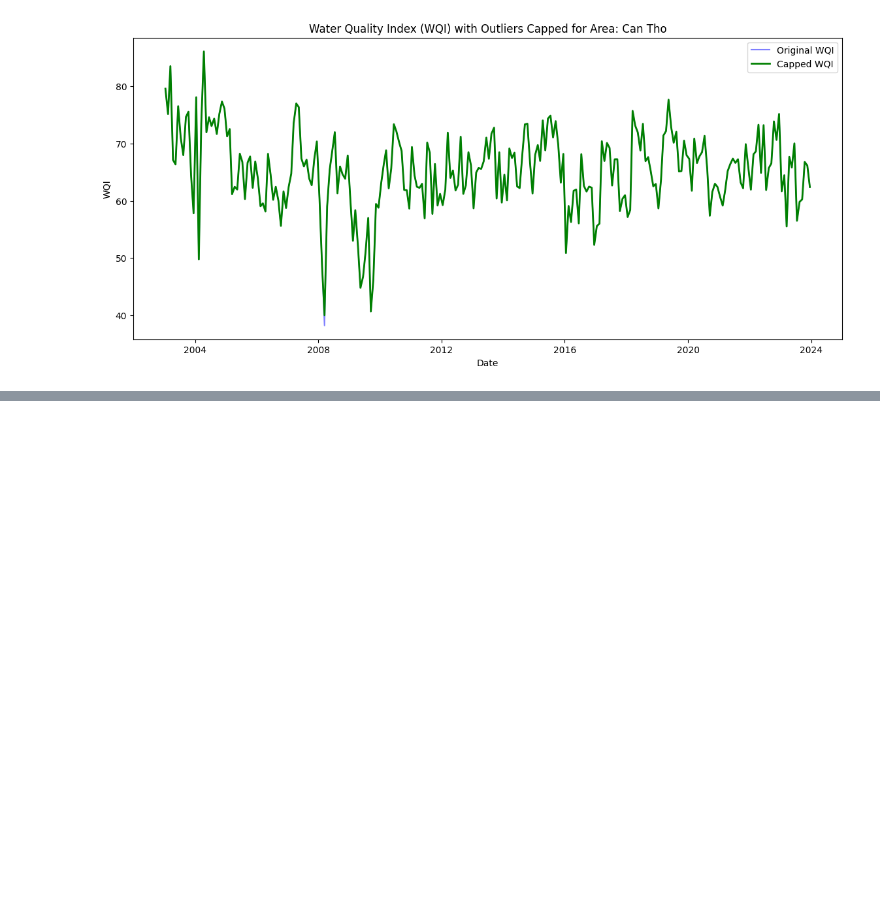
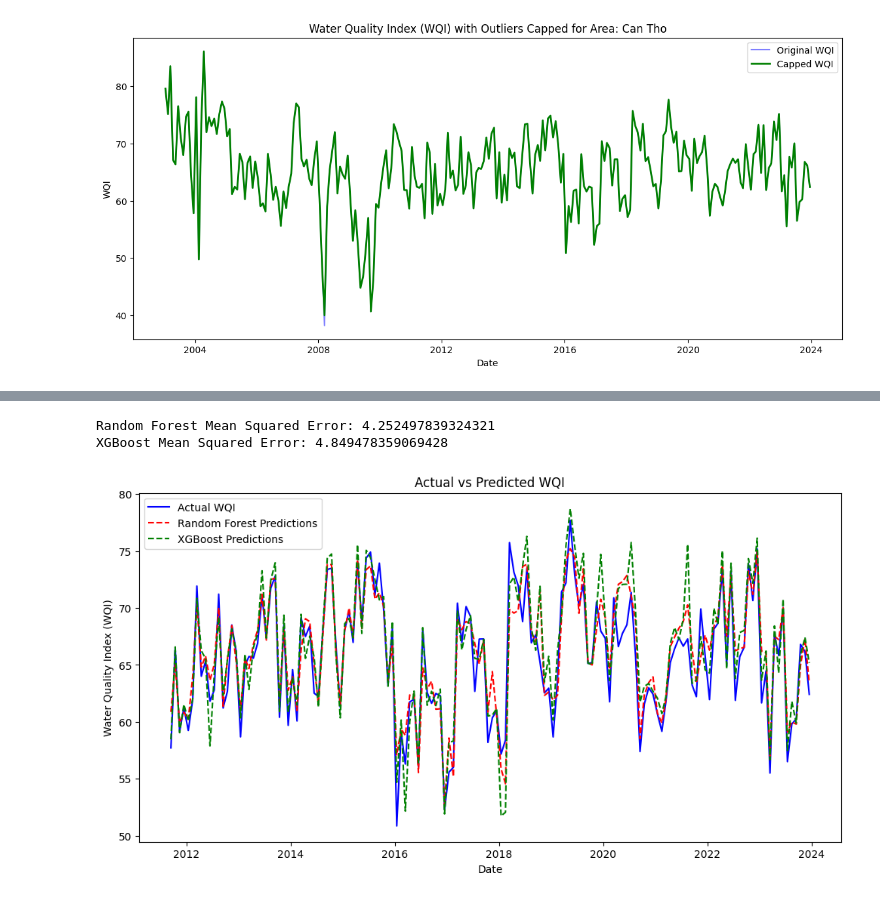
Before and after one commit to Blackan06/Blackan06, a Jupyter notebook: WQI_PREDICT.ipynb, the cells around one changed output, grey strips where cells are left out. Saved outputs shown, nothing was run; the diff lists cells and outputs as text; code cells hidden in the pictures; blank space fills up the shorter version.

```diff
--- a/WQI_PREDICT.ipynb
+++ b/WQI_PREDICT.ipynb
@@ -278,0 +295,66 @@ def adf_test(timeseries):
+# %%
+df['Month'] = df['Date'].dt.month
+df['Year'] = df['Date'].dt.year
+# %%
+for i in range(1, 13):  # 12 tháng
+    df[f'WQI_t-{i}'] = df['WQI'].shift(i)
+# %%
+le = LabelEncoder()
+df['Area'] = le.fit_transform(df['Area'])
+# %%
+# Kiểm tra các giá trị null trong toàn bộ DataFrame
+df.dropna(inplace=True)
+# %%
+X = df.drop(['Date', 'WQI'], axis=1)
+y = df['WQI']
+
+# Chia dữ liệu thành tập huấn luyện và tập kiểm tra (80% huấn luyện, 20% kiểm tra)
+X_train, X_test, y_train, y_test = train_test_split(X, y, test_size=0.2, shuffle=False)
+
+# Huấn luyện mô hình Random Forest
+rf = RandomForestRegressor(n_estimators=100, random_state=42)
+rf.fit(X_train, y_train)
+
+# Dự đoán
+rf_predictions = rf.predict(X_test)
+
+# Tính Mean Squared Error (MSE)
+rf_mse = mean_squared_error(y_test, rf_predictions)
+print(f"Random Forest Mean Squared Error: {rf_mse}")
+
+# Huấn luyện mô hình XGBoost
+xgb = XGBRegressor(n_estimators=100, random_state=42)
+xgb.fit(X_train, y_train)
+
+# Dự đoán
+xgb_predictions = xgb.predict(X_test)
+
+# Tính Mean Squared Error (MSE)
+xgb_mse = mean_squared_error(y_test, xgb_predictions)
+print(f"XGBoost Mean Squared Error: {xgb_mse}")
+# %% [output]
+Random Forest Mean Squared Error: 4.252497839324321
+XGBoost Mean Squared Error: 4.849478359069428
+# %%
+# Lấy cột 'Date' tương ứng với y_test
+dates_test = df.loc[y_test.index, 'Date']
+
+# Vẽ đồ thị với DateTime làm trục x
+plt.figure(figsize=(12, 6))
+
+plt.plot(dates_test, y_test, label='Actual WQI', color='blue')  # Actual WQI (Dữ liệu thực tế)
+plt.plot(dates_test, rf_predictions, label='Random Forest Predictions', linestyle='--', color='red')  # Dự đoán Random Forest
+plt.plot(dates_test, xgb_predictions, label='XGBoost Predictions', linestyle='--', color='green')  # Dự đoán XGBoost
+
+# Thêm tên trục và tiêu đề
+plt.xlabel('Date')  # Trục x là DateTime
+plt.ylabel('Water Quality Index (WQI)')  # Trục y là WQI
+plt.title('Actual vs Predicted WQI')  # Tiêu đề đồ thị
+
+# Thêm chú thích cho đồ thị
+plt.legend()
+
+# Hiển thị đồ thị
+plt.show()
+# %% [output]
+[figure, added]
```
Also changed, not shown: parts of 15 cells of this notebook.
